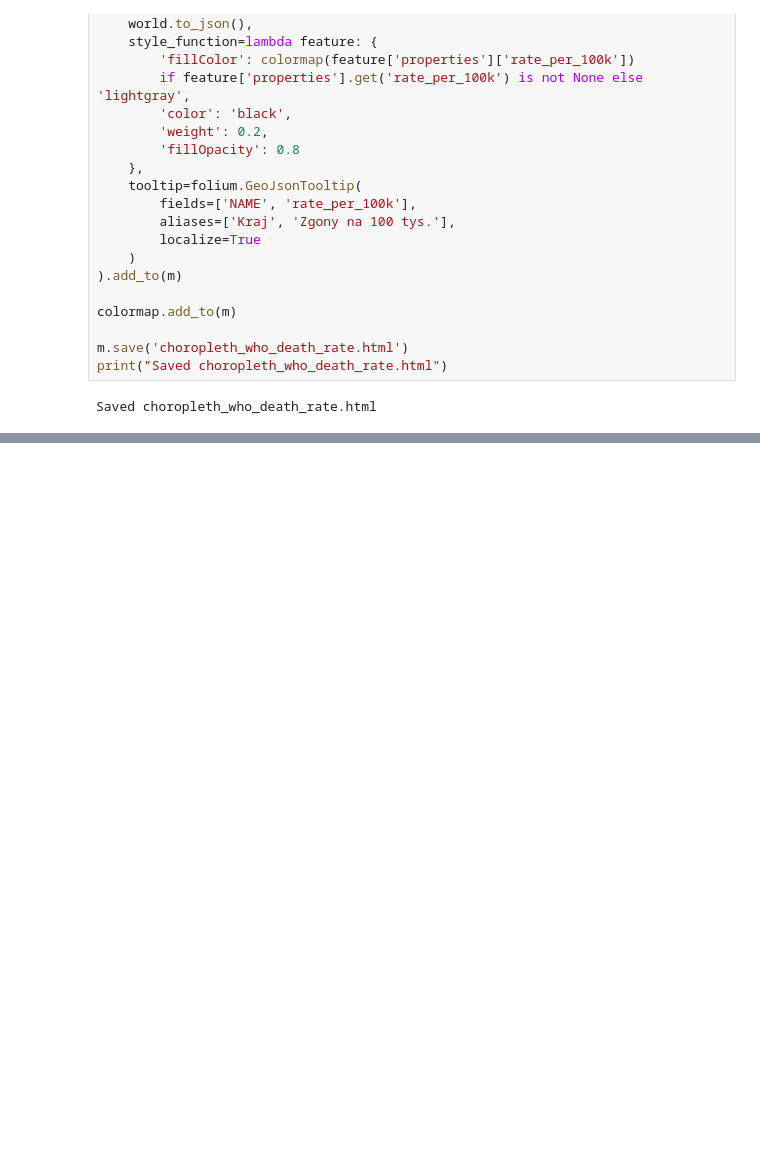
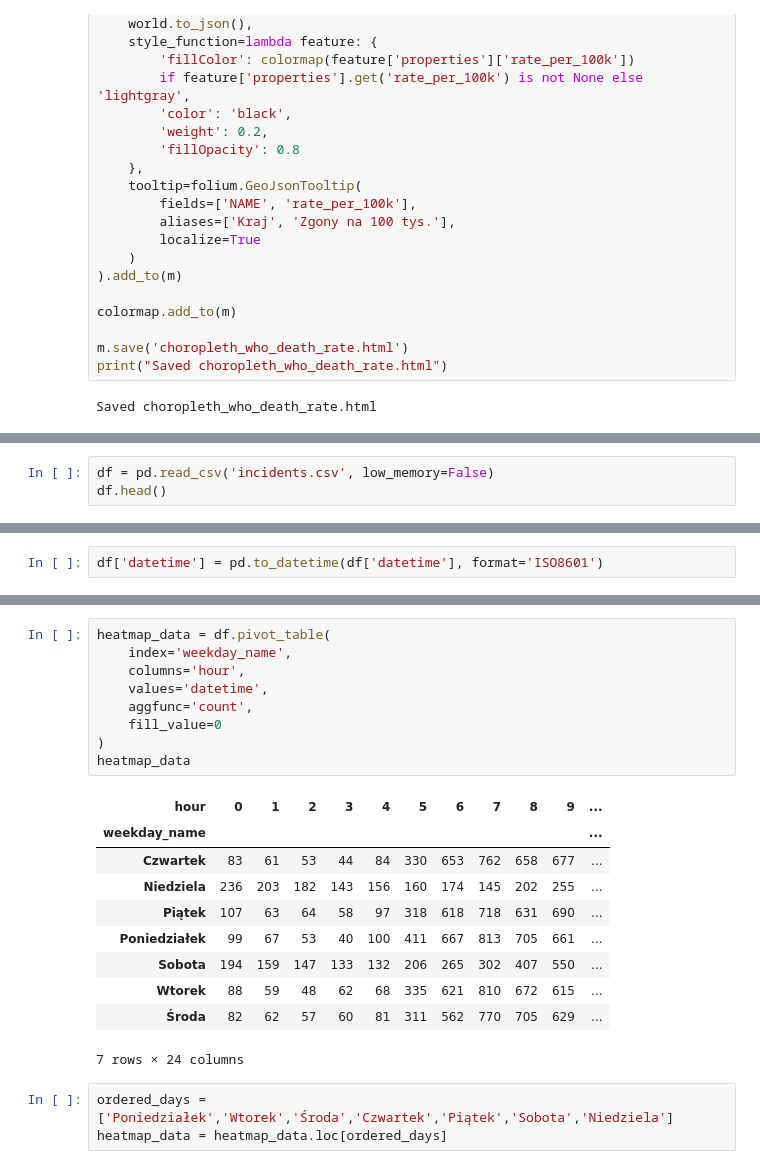
Before and after one commit to JankData/car-accidents-visualizations, a Jupyter notebook: notebooks/wypadki1.ipynb, the cells around one changed output, grey strips where cells are left out. Drawn from its saved outputs; the diff is of its cells as text; blank space fills up the shorter version.

```diff
--- a/notebooks/wypadki1.ipynb
+++ b/notebooks/wypadki1.ipynb
@@ -225,0 +232,3 @@ Saved choropleth_who_death_rate.html
+# %%
+df = pd.read_csv('incidents.csv', low_memory=False)
+df.head()
@@ -225,0 +243,2 @@ Saved choropleth_who_death_rate.html
+# %%
+df['datetime'] = pd.to_datetime(df['datetime'], format='ISO8601')
@@ -225,0 +270,23 @@ Saved choropleth_who_death_rate.html
+# %%
+heatmap_data = df.pivot_table(
+    index='weekday_name',
+    columns='hour',
+    values='datetime',
+    aggfunc='count',
+    fill_value=0
+)
+heatmap_data
+# %% [output]
+| hour | 0 | 1 | 2 | 3 | 4 | 5 | 6 | 7 | 8 | 9 | ... |
+| weekday_name |  |  |  |  |  |  |  |  |  |  | ... |
+| Czwartek | 83 | 61 | 53 | 44 | 84 | 330 | 653 | 762 | 658 | 677 | ... |
+| Niedziela | 236 | 203 | 182 | 143 | 156 | 160 | 174 | 145 | 202 | 255 | ... |
+| Piątek | 107 | 63 | 64 | 58 | 97 | 318 | 618 | 718 | 631 | 690 | ... |
+| Poniedziałek | 99 | 67 | 53 | 40 | 100 | 411 | 667 | 813 | 705 | 661 | ... |
+| Sobota | 194 | 159 | 147 | 133 | 132 | 206 | 265 | 302 | 407 | 550 | ... |
+| Wtorek | 88 | 59 | 48 | 62 | 68 | 335 | 621 | 810 | 672 | 615 | ... |
+| Środa | 82 | 62 | 57 | 60 | 81 | 311 | 562 | 770 | 705 | 629 | ... |
+7 rows × 24 columns
+# %%
+ordered_days = ['Poniedziałek','Wtorek','Środa','Czwartek','Piątek','Sobota','Niedziela']
+heatmap_data = heatmap_data.loc[ordered_days]
```
Also changed, not shown: parts of 6 cells of this notebook.
